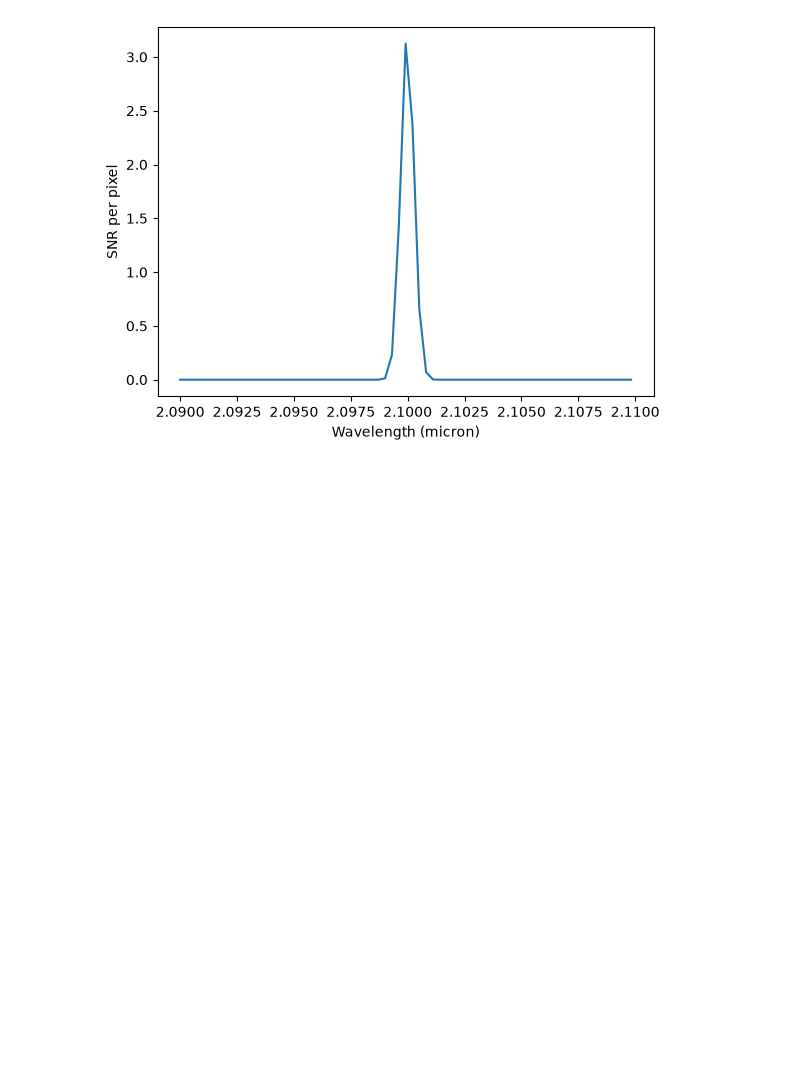
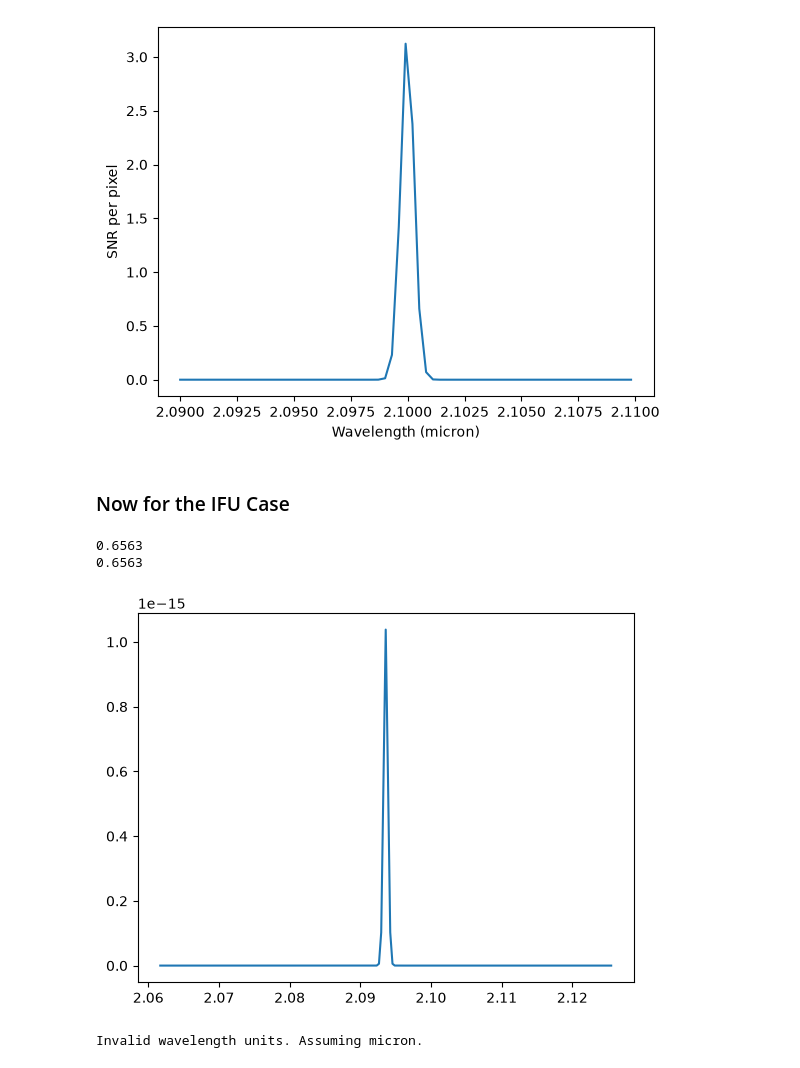
Before and after one commit to incharajh/CASSI_26_MIRMOS, a Jupyter notebook: Inchara_ETC/notebooks/single_emission_demo.ipynb, the cells around one changed output. Drawn from its saved outputs; the diff is of its cells as text; code cells hidden in the pictures; blank space fills up the shorter version.

Commit message:
ifu notebook, added snr to time code in the source code, made small changes in other notebooks and scripts for the ifu cases

```diff
--- a/Inchara_ETC/notebooks/single_emission_demo.ipynb
+++ b/Inchara_ETC/notebooks/single_emission_demo.ipynb
@@ -79,12 +80,12 @@ We do this because eventually that is needed for the SNR calculations.
 # %% [markdown]
 # Getting the signal and sky data in photon counts per pixel
 # %%
-signal_final = src.apply_thpt_atm_to_signal(wvl_full, signal_full, thpt, atm)
-sky_final = src.apply_thpt_to_sky(wvl_full, sky, thpt)
+signal_final = src.apply_thpt_atm_to_signal(signal_full, thpt, atm)
+sky_final = src.apply_thpt_to_sky(sky, thpt)
 
 area = 0.93 /4* np.pi*650**2
 signal_per_pixel = src.calculate_signal_to_photon_counts(wvl_full, signal_final, area)
-sky_per_pixel = src.calculate_sky_to_photon_counts(sky_final, area, slit_width=0.84, angular_extent=0.8)
+sky_per_pixel = src.calculate_sky_to_photon_counts(sky_final, area, angular_extent=0.8)
 
 exp_time = 1000 #seconds
 
@@ -119,3 +121,23 @@ plt.xlabel("Wavelength (micron)")
 plt.show()
 # %% [output]
 [figure]
+# %% [markdown]
+### Now for the IFU Case
+# %%
+sb = 0.9e-18 #erg/cm^2/arcsec^2
+z=2.19
+centre_f_IFU =  6563 #5007 # angstrom!
+centre_f_IFU *=1e-4 #micron :]
+print(centre_f_IFU)
+l_IFU = np.arange(centre_f_IFU-0.01, centre_f_IFU + 0.01, 1e-4)
+print(centre_f_IFU)
+fwhm_IFU = 100 #km/s
+
+wvl_IFU, signal_IFU = src.emission_line_signal(l_IFU, sb, fwhm_IFU, centre_f_IFU, z, instrument='IFU')
+
+plt.plot(wvl_IFU, signal_IFU)
+plt.show()
+# %% [output]
+0.6563
+0.6563
+[figure, added]
@@ -121,0 +146,9 @@ plt.show()
+# %%
+signal_final_IFU = src.apply_thpt_atm_to_signal(signal_full_IFU, thpt_IFU, atm_IFU)
+sky_final_IFU = src.apply_thpt_to_sky(sky_IFU, thpt_IFU)
+
+area = 0.93 /4* np.pi*650**2
+signal_per_pixel_IFU = src.calculate_signal_to_photon_counts(wvl_full_IFU, signal_final_IFU, area)
+sky_per_pixel_IFU = src.calculate_sky_to_photon_counts(sky_final_IFU, area, angular_extent=0.8)
+# %% [output]
+Invalid wavelength units. Assuming micron.
```
Also changed, not shown: parts of 5 cells of this notebook, 6 other files.
